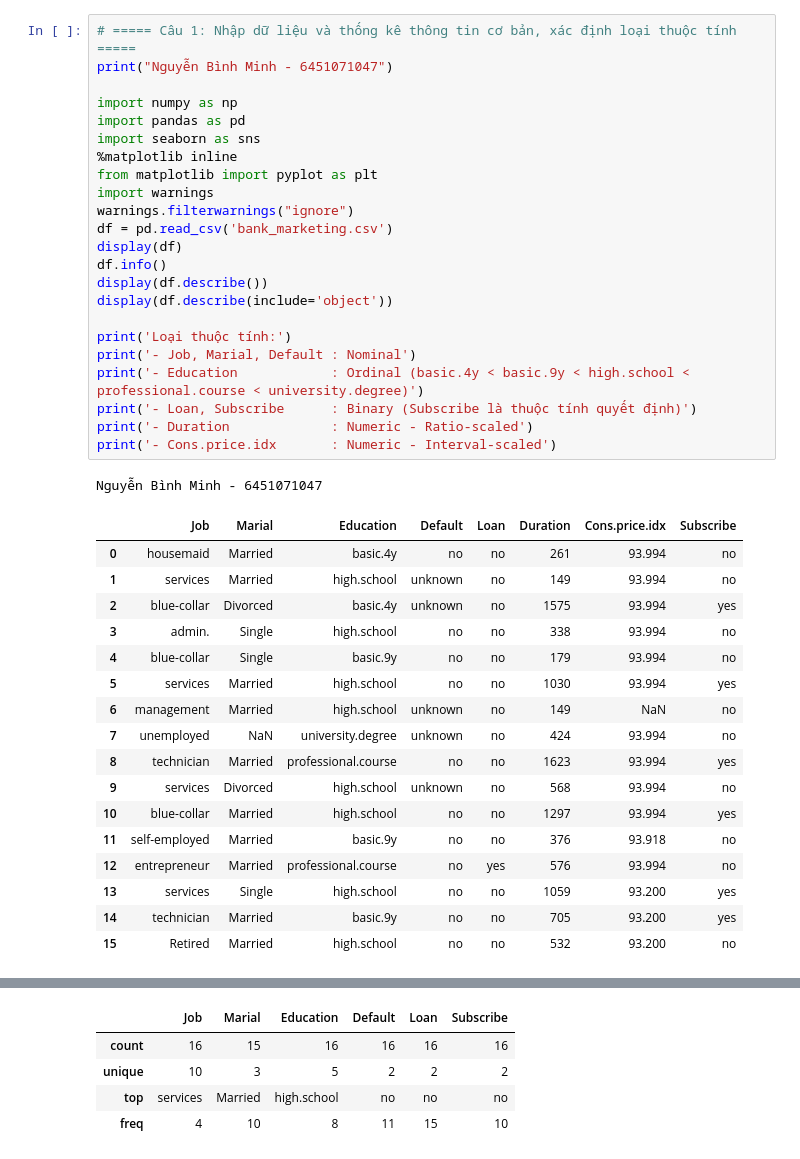
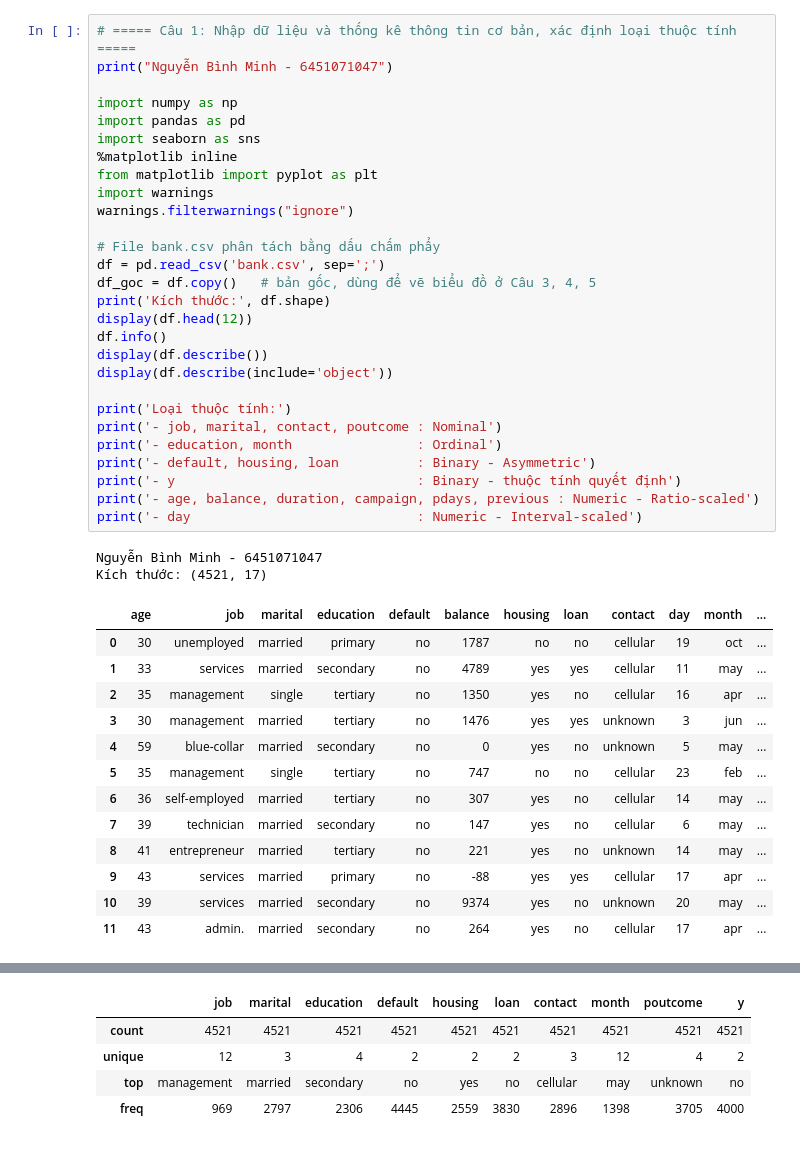
Before and after one commit to sHunOrinn/6451071047_Lab1, a Jupyter notebook: 6451071047_LAB1_Bai2_Trang28.ipynb, the cells around one changed output, grey strips where cells are left out. Cells and saved outputs as stored; diff of their text form.

```diff
--- a/6451071047_LAB1_Bai2_Trang28.ipynb
+++ b/6451071047_LAB1_Bai2_Trang28.ipynb
@@ -4,43 +4,45 @@ Tải `bank_marketing.csv` (dữ liệu bảng trong tài liệu) lên Files c
 # %%
 # ===== Câu 1: Nhập dữ liệu và thống kê thông tin cơ bản, xác định loại thuộc tính =====
 print("Nguyễn Bình Minh - 6451071047")
 
 import numpy as np
 import pandas as pd
 import seaborn as sns
 %matplotlib inline
 from matplotlib import pyplot as plt
 import warnings
 warnings.filterwarnings("ignore")
-df = pd.read_csv('bank_marketing.csv')
-display(df)
+
+# File bank.csv phân tách bằng dấu chấm phẩy
+df = pd.read_csv('bank.csv', sep=';')
+df_goc = df.copy()   # bản gốc, dùng để vẽ biểu đồ ở Câu 3, 4, 5
+print('Kích thước:', df.shape)
+display(df.head(12))
 df.info()
 display(df.describe())
 display(df.describe(include='object'))
 
 print('Loại thuộc tính:')
-print('- Job, Marial, Default : Nominal')
-print('- Education            : Ordinal (basic.4y < basic.9y < high.school < professional.course < university.degree)')
-print('- Loan, Subscribe      : Binary (Subscribe là thuộc tính quyết định)')
-print('- Duration             : Numeric - Ratio-scaled')
-print('- Cons.price.idx       : Numeric - Interval-scaled')
+print('- job, marital, contact, poutcome : Nominal')
+print('- education, month                : Ordinal')
+print('- default, housing, loan          : Binary - Asymmetric')
+print('- y                               : Binary - thuộc tính quyết định')
+print('- age, balance, duration, campaign, pdays, previous : Numeric - Ratio-scaled')
+print('- day                             : Numeric - Interval-scaled')
 # %% [output]
 Nguyễn Bình Minh - 6451071047
+Kích thước: (4521, 17)
-|  | Job | Marial | Education | Default | Loan | Duration | Cons.price.idx | Subscribe |
-| 0 | housemaid | Married | basic.4y | no | no | 261 | 93.994 | no |
-| 1 | services | Married | high.school | unknown | no | 149 | 93.994 | no |
-| 2 | blue-collar | Divorced | basic.4y | unknown | no | 1575 | 93.994 | yes |
-| 3 | admin. | Single | high.school | no | no | 338 | 93.994 | no |
-| 4 | blue-collar | Single | basic.9y | no | no | 179 | 93.994 | no |
-| 5 | services | Married | high.school | no | no | 1030 | 93.994 | yes |
-| 6 | management | Married | high.school | unknown | no | 149 | NaN | no |
-| 7 | unemployed | NaN | university.degree | unknown | no | 424 | 93.994 | no |
-| 8 | technician | Married | professional.course | no | no | 1623 | 93.994 | yes |
-| 9 | services | Divorced | high.school | unknown | no | 568 | 93.994 | no |
-| 10 | blue-collar | Married | high.school | no | no | 1297 | 93.994 | yes |
-| 11 | self-employed | Married | basic.9y | no | no | 376 | 93.918 | no |
-| 12 | entrepreneur | Married | professional.course | no | yes | 576 | 93.994 | no |
-| 13 | services | Single | high.school | no | no | 1059 | 93.200 | yes |
-| 14 | technician | Married | basic.9y | no | no | 705 | 93.200 | yes |
-| 15 | Retired | Married | high.school | no | no | 532 | 93.200 | no |
+|  | age | job | marital | education | default | balance | housing | loan | contact | day | month | ... |
+| 0 | 30 | unemployed | married | primary | no | 1787 | no | no | cellular | 19 | oct | ... |
+| 1 | 33 | services | married | secondary | no | 4789 | yes | yes | cellular | 11 | may | ... |
+| 2 | 35 | management | single | tertiary | no | 1350 | yes | no | cellular | 16 | apr | ... |
+| 3 | 30 | management | married | tertiary | no | 1476 | yes | yes | unknown | 3 | jun | ... |
+| 4 | 59 | blue-collar | married | secondary | no | 0 | yes | no | unknown | 5 | may | ... |
+| 5 | 35 | management | single | tertiary | no | 747 | no | no | cellular | 23 | feb | ... |
+| 6 | 36 | self-employed | married | tertiary | no | 307 | yes | no | cellular | 14 | may | ... |
+| 7 | 39 | technician | married | secondary | no | 147 | yes | no | cellular | 6 | may | ... |
+| 8 | 41 | entrepreneur | married | tertiary | no | 221 | yes | no | unknown | 14 | may | ... |
+| 9 | 43 | services | married | primary | no | -88 | yes | yes | cellular | 17 | apr | ... |
+| 10 | 39 | services | married | secondary | no | 9374 | yes | no | unknown | 20 | may | ... |
+| 11 | 43 | admin. | married | secondary | no | 264 | yes | no | cellular | 17 | apr | ... |
 <class 'pandas.DataFrame'>
@@ -70,6 +74,6 @@ memory usage: 1.1 KB
-|  | Job | Marial | Education | Default | Loan | Subscribe |
-| count | 16 | 15 | 16 | 16 | 16 | 16 |
-| unique | 10 | 3 | 5 | 2 | 2 | 2 |
-| top | services | Married | high.school | no | no | no |
-| freq | 4 | 10 | 8 | 11 | 15 | 10 |
+|  | job | marital | education | default | housing | loan | contact | month | poutcome | y |
+| count | 4521 | 4521 | 4521 | 4521 | 4521 | 4521 | 4521 | 4521 | 4521 | 4521 |
+| unique | 12 | 3 | 4 | 2 | 2 | 2 | 3 | 12 | 4 | 2 |
+| top | management | married | secondary | no | yes | no | cellular | may | unknown | no |
+| freq | 969 | 2797 | 2306 | 4445 | 2559 | 3830 | 2896 | 1398 | 3705 | 4000 |
 Loại thuộc tính:
```
Also changed, not shown: parts of 13 cells of this notebook, 3 other files.
